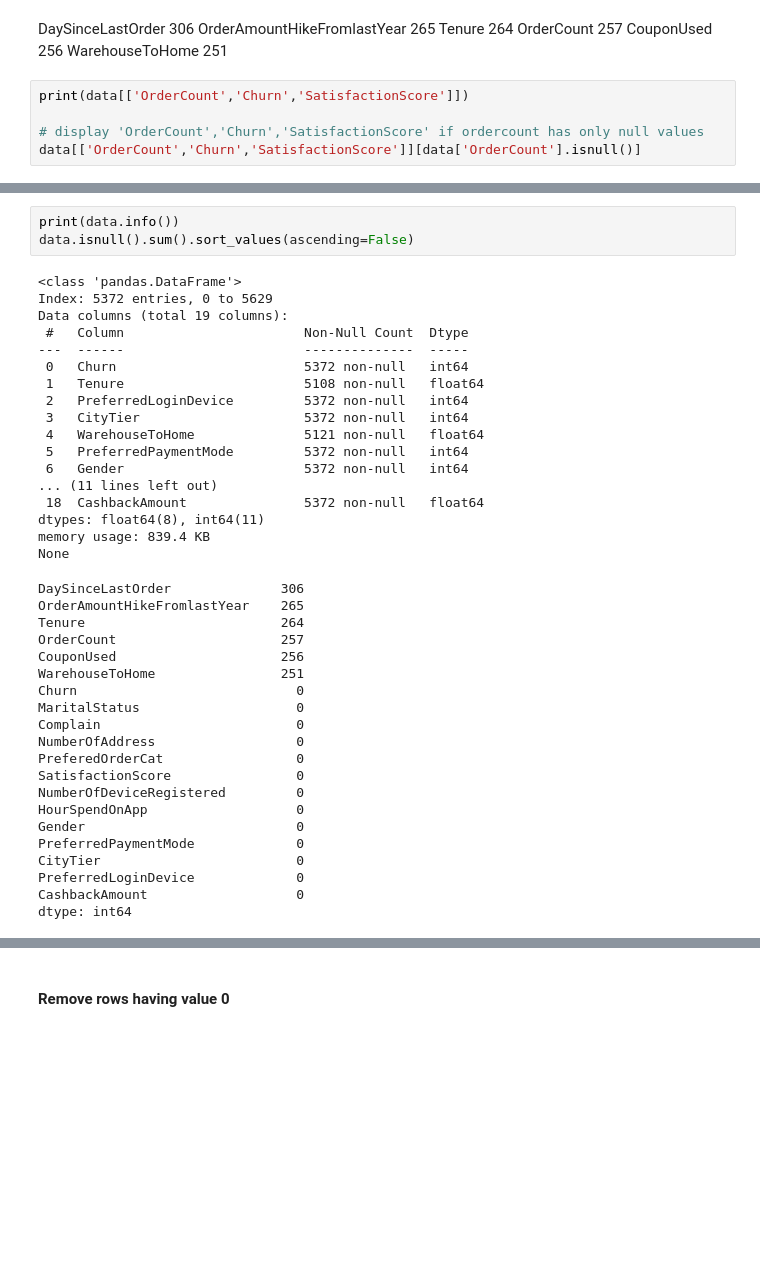
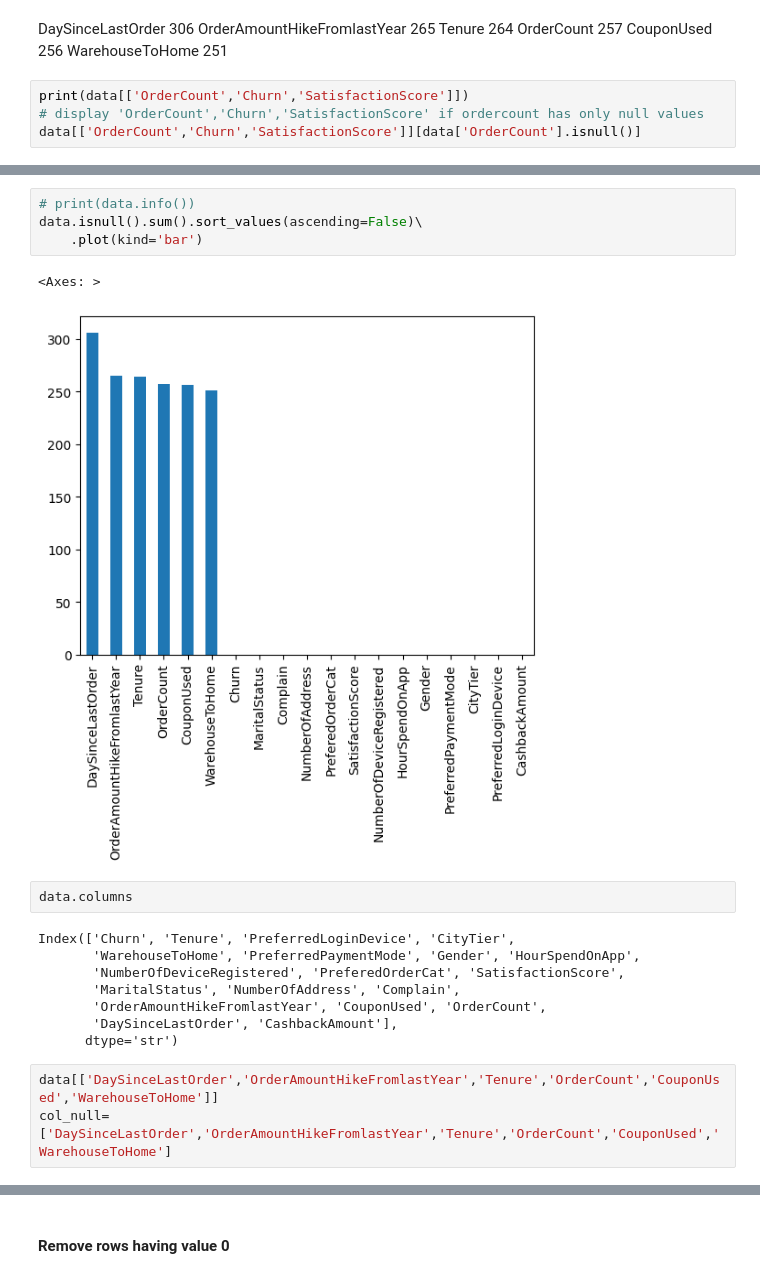
Before and after one commit to alaka-deepak/Retail-data-science-portfolio-, a Jupyter notebook: churn/Notebook/Churn_prediction.ipynb, the cells around one changed output, grey strips where cells are left out. Cells and saved outputs as stored; diff of their text form; blank space fills up the shorter version.

```diff
--- a/churn/Notebook/Churn_prediction.ipynb
+++ b/churn/Notebook/Churn_prediction.ipynb
@@ -400,7 +377,6 @@ CouponUsed                     256
 WarehouseToHome                251
 # %%
 print(data[['OrderCount','Churn','SatisfactionScore']])
-
 # display 'OrderCount','Churn','SatisfactionScore' if ordercount has only null values
 data[['OrderCount','Churn','SatisfactionScore']][data['OrderCount'].isnull()]
 # %%
@@ -416,43 +392,22 @@ data.describe()
 | 75% | 0.000000 | 16.000000 | 1.000000 | 3.000000 | 21.000000 | 4.000000 | 1.000000 | ... |
 | max | 1.000000 | 61.000000 | 2.000000 | 3.000000 | 127.000000 | 6.000000 | 1.000000 | ... |
 # %%
-print(data.info())
-data.isnull().sum().sort_values(ascending=False)
+# print(data.info())
+data.isnull().sum().sort_values(ascending=False)\
+    .plot(kind='bar')
 # %% [output]
-<class 'pandas.DataFrame'>
-Index: 5372 entries, 0 to 5629
-Data columns (total 19 columns):
- #   Column                       Non-Null Count  Dtype
----  ------                       --------------  -----
- 0   Churn                        5372 non-null   int64
- 1   Tenure                       5108 non-null   float64
- 2   PreferredLoginDevice         5372 non-null   int64
- 3   CityTier                     5372 non-null   int64
- 4   WarehouseToHome              5121 non-null   float64
- 5   PreferredPaymentMode         5372 non-null   int64
- 6   Gender                       5372 non-null   int64
-... (11 lines left out)
- 18  CashbackAmount               5372 non-null   float64
-dtypes: float64(8), int64(11)
-memory usage: 839.4 KB
-None
+<Axes: >
-DaySinceLastOrder              306
-OrderAmountHikeFromlastYear    265
-Tenure                         264
-OrderCount                     257
-CouponUsed                     256
-WarehouseToHome                251
-Churn                            0
-MaritalStatus                    0
-Complain                         0
-NumberOfAddress                  0
-PreferedOrderCat                 0
-SatisfactionScore                0
-NumberOfDeviceRegistered         0
-HourSpendOnApp                   0
-Gender                           0
-PreferredPaymentMode             0
-CityTier                         0
-PreferredLoginDevice             0
-CashbackAmount                   0
-dtype: int64
+[figure, added]
+# %%
+data.columns
+# %% [output]
+Index(['Churn', 'Tenure', 'PreferredLoginDevice', 'CityTier',
+       'WarehouseToHome', 'PreferredPaymentMode', 'Gender', 'HourSpendOnApp',
+       'NumberOfDeviceRegistered', 'PreferedOrderCat', 'SatisfactionScore',
+       'MaritalStatus', 'NumberOfAddress', 'Complain',
+       'OrderAmountHikeFromlastYear', 'CouponUsed', 'OrderCount',
+       'DaySinceLastOrder', 'CashbackAmount'],
+      dtype='str')
+# %%
+data[['DaySinceLastOrder','OrderAmountHikeFromlastYear','Tenure','OrderCount','CouponUsed','WarehouseToHome']]
+col_null=['DaySinceLastOrder','OrderAmountHikeFromlastYear','Tenure','OrderCount','CouponUsed','WarehouseToHome']
```
Also changed, not shown: parts of 27 cells of this notebook, 2 other files.
